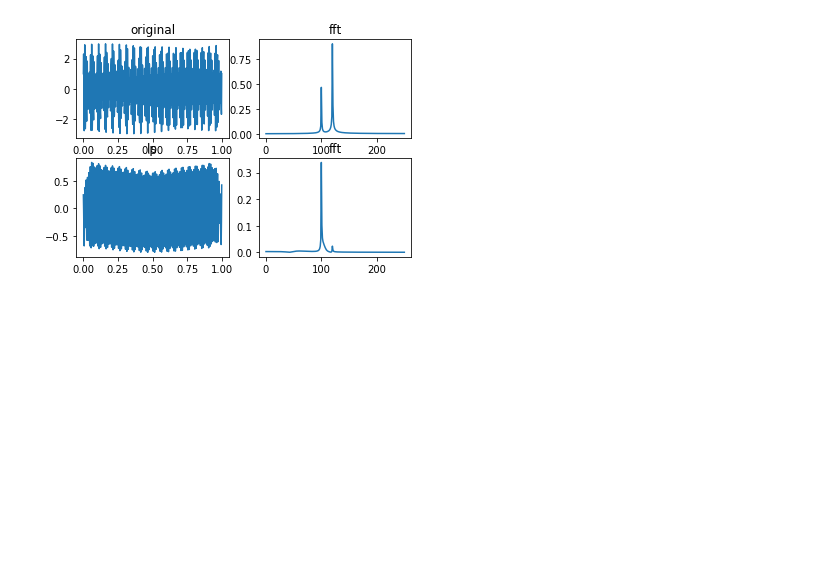
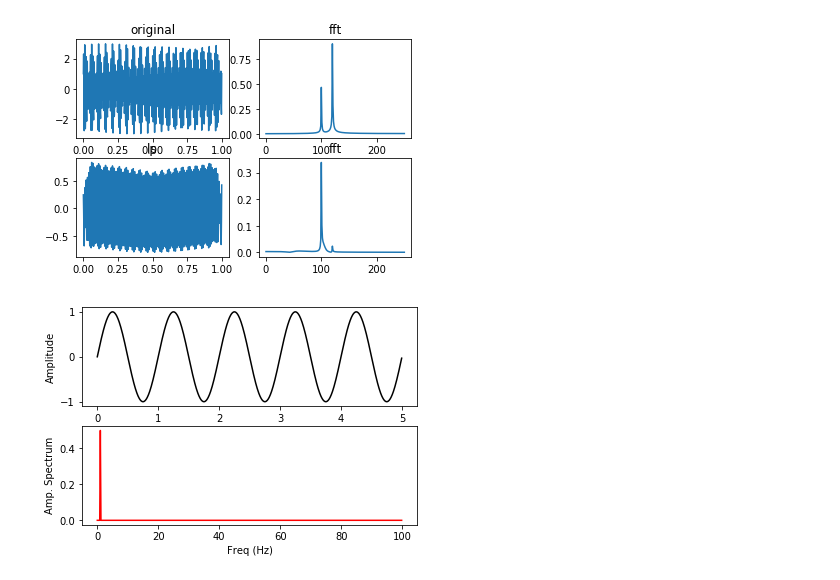
Before and after one commit to shuaimuyao/opensrc, a Jupyter notebook: jupyter_src/opencv/cv2_imgchg_20181128.ipynb, the cells around one changed output. Saved outputs shown, nothing was run; the diff lists cells and outputs as text; code cells hidden in the pictures; blank space fills up the shorter version.

```diff
--- a/jupyter_src/opencv/cv2_imgchg_20181128.ipynb
+++ b/jupyter_src/opencv/cv2_imgchg_20181128.ipynb
@@ -405,3 +403,24 @@ pl.title("fft")
 pl.show()
 # %% [output]
 [figure]
+# %%
+import matplotlib.pyplot as plt
+import numpy as np
+def show(ori_func, ft, sampling_period = 5):
+    n = len(ori_func)
+    interval = sampling_period / n # 绘制原始函数
+    plt.subplot(2, 1, 1)
+    plt.plot(np.arange(0, sampling_period, interval), ori_func, 'black')
+    plt.xlabel('Time'), plt.ylabel('Amplitude') # 绘制变换后的函数
+    plt.subplot(2,1,2)
+    frequency = np.arange(n / 2) / (n * interval)
+    nfft = abs(ft[range(int(n / 2))] / n )
+    plt.plot(frequency, nfft, 'red')
+    plt.xlabel('Freq (Hz)'), plt.ylabel('Amp. Spectrum')
+    plt.show()
+time = np.arange(0, 5, .005)
+x = np.sin(2 * np.pi * 1 * time)
+y = np.fft.fft(x)
+show(x, y)
+# %% [output]
+[figure, added]
```
Also changed, not shown: parts of 17 cells of this notebook, 2 other files.
